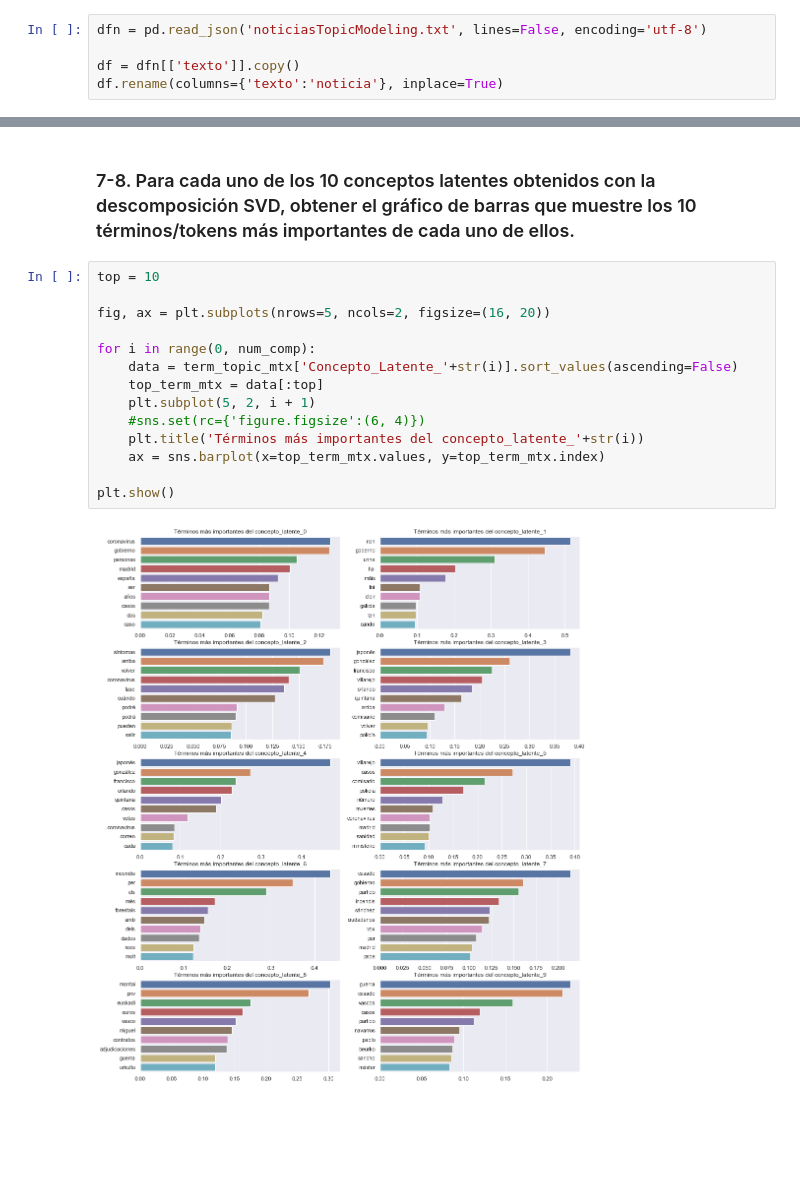
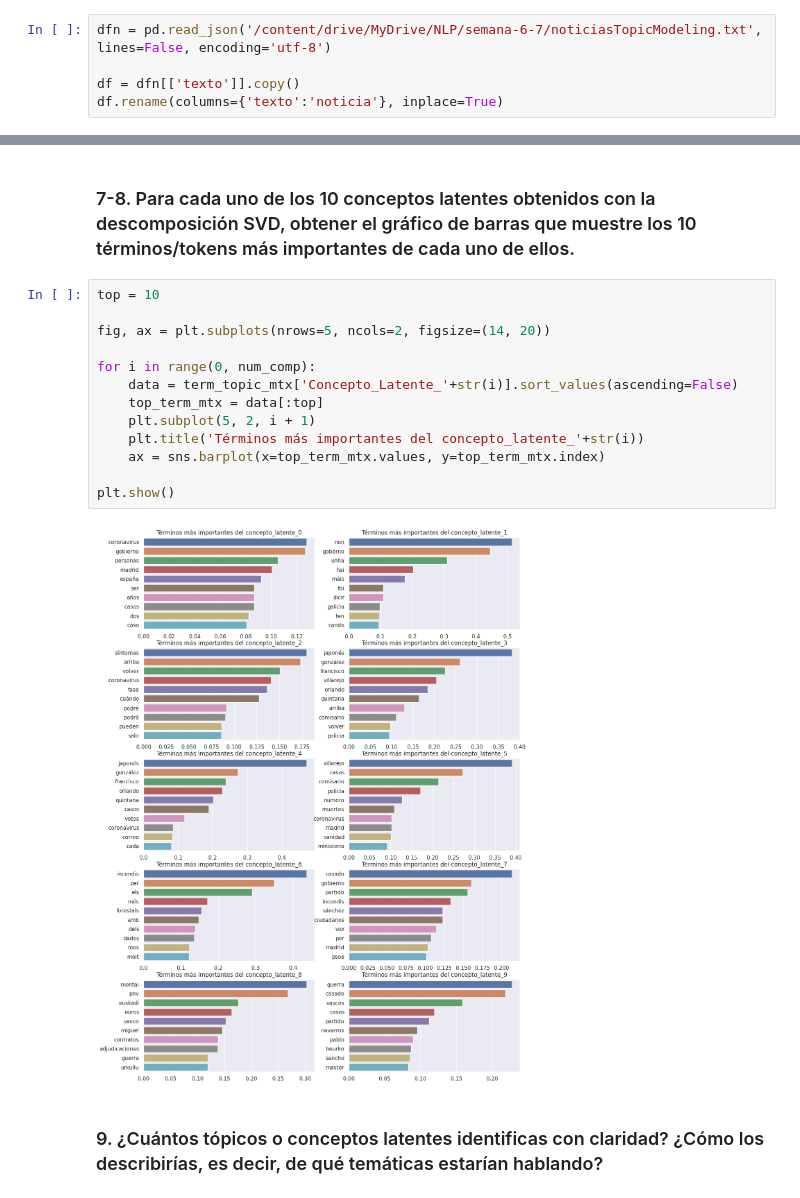
Before and after one commit to ivnlee/tec-mna-nlp, a Jupyter notebook: semana-6-7/Equipo13_semana6y7.ipynb, the cells around one changed output, grey strips where cells are left out. Drawn from its saved outputs; the diff is of its cells as text; blank space fills up the shorter version.

```diff
--- a/semana-6-7/Equipo13_semana6y7.ipynb
+++ b/semana-6-7/Equipo13_semana6y7.ipynb
@@ -10,7 +23,7 @@ from nltk.corpus import stopwords
 ### 1. Cargar el archivo
 Genera un DataFrame de Pandas llamado “df” y que contiene una única columna llamada “noticia” con 5658 renglones formados por los cuerpos de las noticias.
 # %%
-dfn = pd.read_json('noticiasTopicModeling.txt', lines=False, encoding='utf-8')
+dfn = pd.read_json('/content/drive/MyDrive/NLP/semana-6-7/noticiasTopicModeling.txt', lines=False, encoding='utf-8')
 
 df = dfn[['texto']].copy()
 df.rename(columns={'texto':'noticia'}, inplace=True)
@@ -188,16 +201,17 @@ term_topic_mtx.head(5)
 # %%
 top = 10
 
-fig, ax = plt.subplots(nrows=5, ncols=2, figsize=(16, 20))
+fig, ax = plt.subplots(nrows=5, ncols=2, figsize=(14, 20))
 
 for i in range(0, num_comp):
     data = term_topic_mtx['Concepto_Latente_'+str(i)].sort_values(ascending=False)
     top_term_mtx = data[:top]
     plt.subplot(5, 2, i + 1)
-    #sns.set(rc={'figure.figsize':(6, 4)})
     plt.title('Términos más importantes del concepto_latente_'+str(i))
     ax = sns.barplot(x=top_term_mtx.values, y=top_term_mtx.index)
 
 plt.show()
 # %% [output]
-[figure, old version]
+[figure, new version]
+# %% [markdown]
+### 9. ¿Cuántos tópicos o conceptos latentes identificas con claridad? ¿Cómo los describirías, es decir, de qué temáticas estarían hablando?
```
Also changed, not shown: parts of 12 cells of this notebook.
